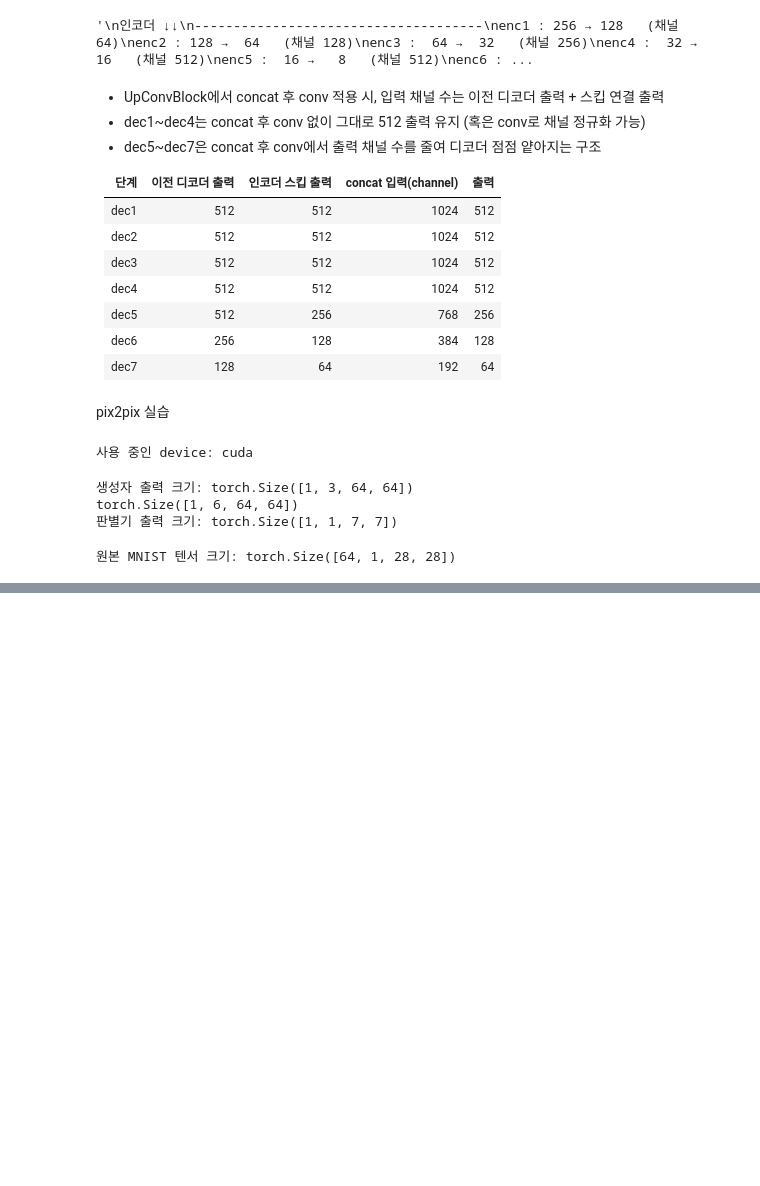
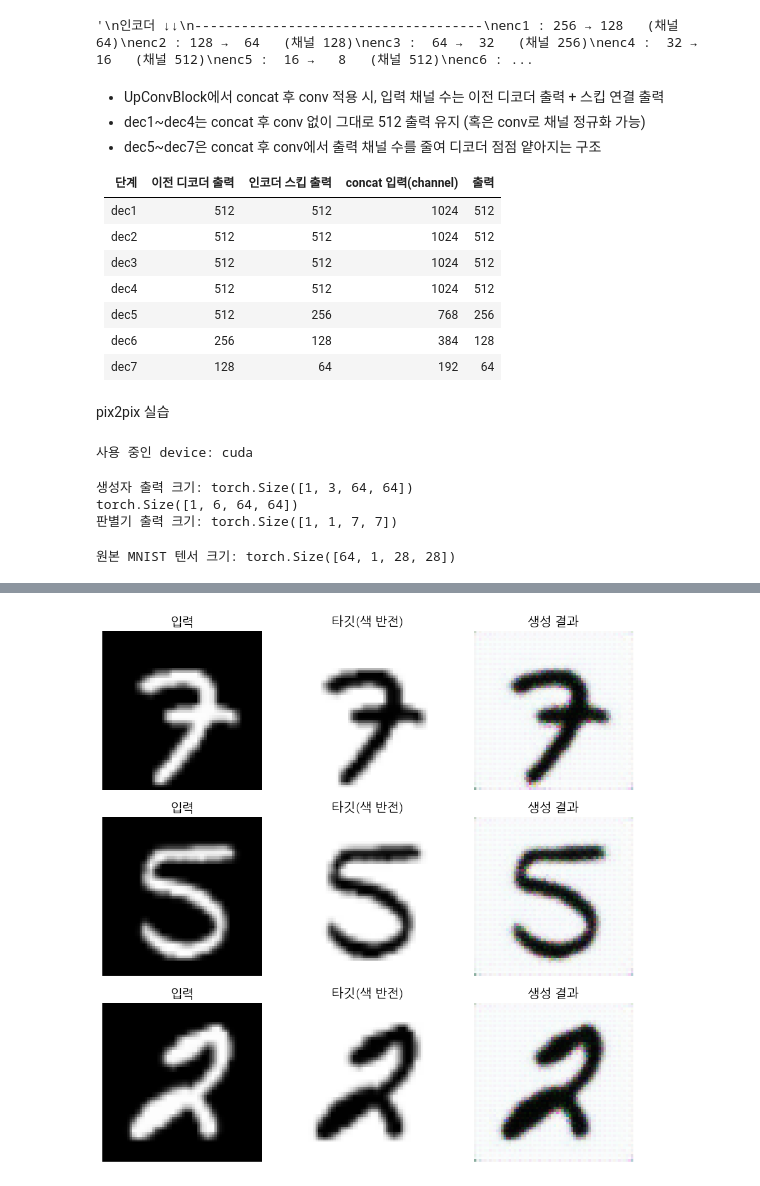
Before and after one commit to dabom10/rokey6, a Jupyter notebook: AI/application/7/(코드2)강의_6기_AI응용_7차시_02_pix2pix.ipynb, the cells around one changed output, grey strips where cells are left out. Cells and saved outputs as stored; diff of their text form; code cells hidden in the pictures; blank space fills up the shorter version.

```diff
--- a/AI/application/7/(코드2)강의_6기_AI응용_7차시_02_pix2pix.ipynb
+++ b/AI/application/7/(코드2)강의_6기_AI응용_7차시_02_pix2pix.ipynb
@@ -533,0 +544,54 @@ for epoch in range(num_epochs):                         # 각 epoch에 대해
+# %%
+# DataLoader에서 한 배치(이미지, 라벨)를 꺼냄
+imgs, labels = next(iter(loader))                 # 원본 MNIST 이미지와 라벨을 하나의 배치로 가져옴
+imgs = imgs.to(device)                            # 이미지를 device로 옮김
+
+# 위 학습 루프와 동일하게 입력/타깃 텐서를 다시 만들어 줌
+imgs_64 = F.interpolate(imgs, size=(64, 64), mode="bilinear", align_corners=False)  # 28x28 → 64x64 업샘플링
+inputs = imgs_64.repeat(1, 3, 1, 1)              # 1채널 → 3채널로 복제
+inputs = inputs * 2 - 1                          # [0,1] → [-1,1] 정규화
+
+targets = 1 - imgs_64                            # 색 반전된 이미지를 만듦
+targets = targets.repeat(1, 3, 1, 1)             # 3채널로 복제
+targets = targets * 2 - 1                        # [0,1] → [-1,1] 정규화
+
+# 학습된 생성자를 사용해 가짜 타깃 이미지를 생성함
+with torch.no_grad():                            # 추론 단계에서는 기울기를 계산할 필요가 없으므로 no_grad를 사용함
+    fake_tgt = G(inputs)                         # 생성자에 입력을 넣어 생성 이미지를 얻음
+
+# 시각화를 위해 텐서를 CPU로 옮기고 넘파이 배열로 바꿈
+inp_np = inputs.cpu().numpy()                    # 입력 텐서를 CPU로 옮긴 뒤 넘파이로 변환함
+tgt_np = targets.cpu().numpy()                   # 타깃 텐서를 넘파이로 변환함
+fake_np = fake_tgt.cpu().numpy()                 # 생성 이미지를 넘파이로 변환함
+
+# [-1,1] 범위를 [0,1] 범위로 다시 변환함
+inp_np = (inp_np + 1) / 2
+tgt_np = (tgt_np + 1) / 2
+fake_np = (fake_np + 1) / 2
+
+num_show = 3                                     # 앞에서부터 3개 샘플만 시각화함
+plt.figure(figsize=(9, 9))                       # 가로 9, 세로 9 크기의 그림을 만듦
+
+for i in range(num_show):                        # 0,1,2 세 샘플에 대해 반복함
+    # 입력 이미지
+    plt.subplot(num_show, 3, i * 3 + 1)          # i번째 행의 1열 위치에 입력 이미지를 그림
+    plt.imshow(np.transpose(inp_np[i], (1, 2, 0)), cmap="gray")  # (C,H,W)를 (H,W,C)로 바꿔 그림
+    plt.axis("off")                              # 축 눈금과 테두리를 숨김
+    plt.title("입력")                             # 제목을 '입력'으로 설정함
+
+    # 타깃(진짜) 이미지
+    plt.subplot(num_show, 3, i * 3 + 2)          # i번째 행의 2열 위치에 타깃 이미지를 그림
+    plt.imshow(np.transpose(tgt_np[i], (1, 2, 0)), cmap="gray")  # 타깃 이미지를 그림
+    plt.axis("off")                              # 축을 숨김
+    plt.title("타깃(색 반전)")                    # 제목을 '타깃(색 반전)'으로 설정함
+
+    # 생성된 이미지
+    plt.subplot(num_show, 3, i * 3 + 3)          # i번째 행의 3열 위치에 생성 이미지를 그림
+    plt.imshow(np.transpose(fake_np[i], (1, 2, 0)), cmap="gray") # 생성된 이미지를 그림
+    plt.axis("off")                              # 축을 숨김
+    plt.title("생성 결과")                         # 제목을 '생성 결과'로 설정함
+
+plt.tight_layout()                               # 서브플롯 사이 간격을 자동으로 조정함
+plt.show()                                       # 최종 그림을 화면에 표시함
+# %% [output]
+[figure, added]
```
Also changed, not shown: parts of 3 cells of this notebook, 2 other files.
